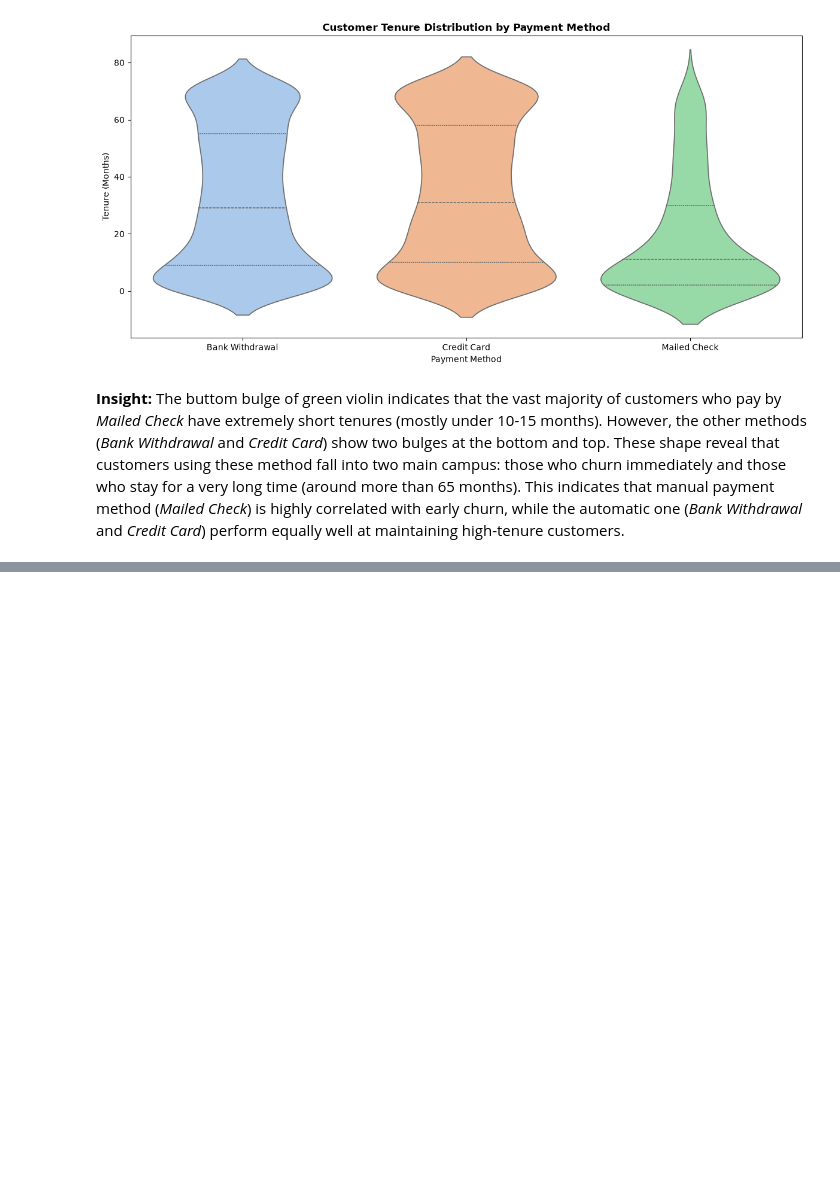
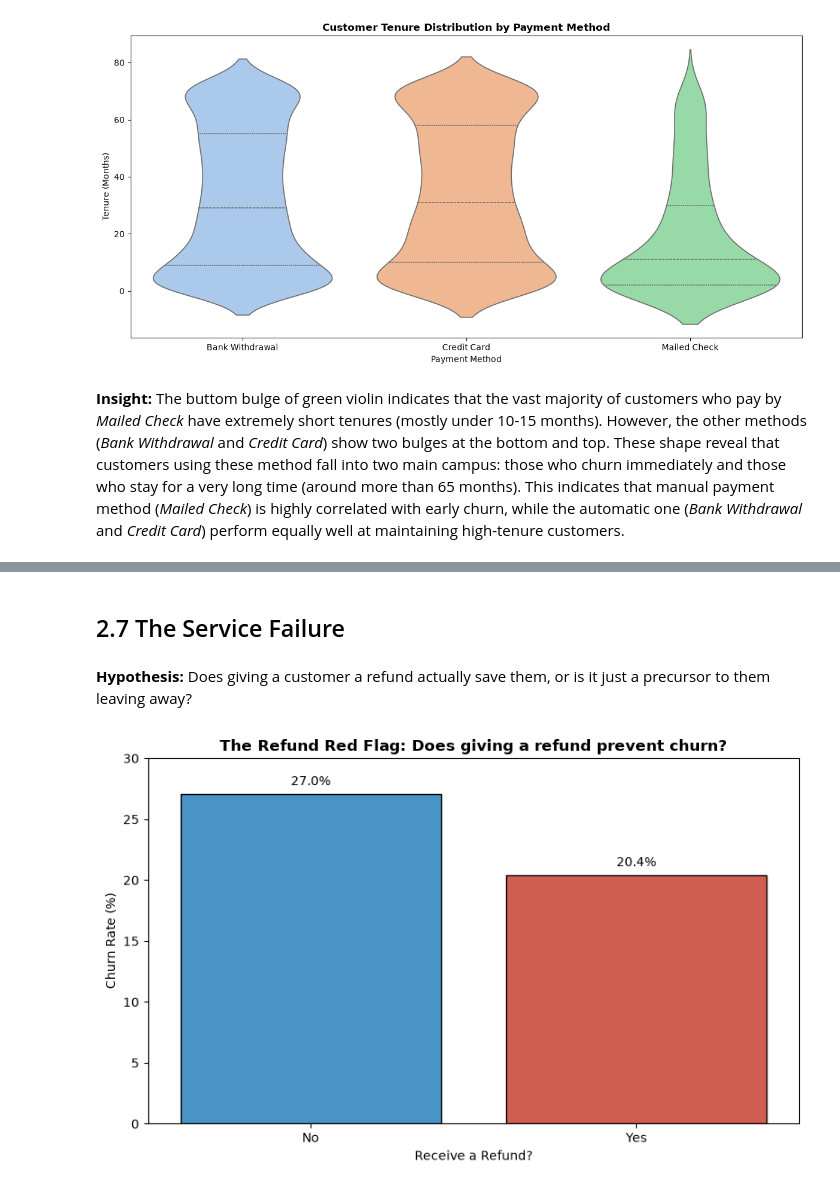
Before and after one commit to n44th44nn/Telco-Customer-Churn-Analysis, a Jupyter notebook: Notebooks/early_preprocessing.ipynb, the cells around one changed output, grey strips where cells are left out. Cells and saved outputs as stored; diff of their text form; code cells hidden in the pictures; blank space fills up the shorter version.

```diff
--- a/Notebooks/early_preprocessing.ipynb
+++ b/Notebooks/early_preprocessing.ipynb
@@ -371,0 +412,41 @@ plt.show()
+# %% [markdown]
+## 2.7 The Service Failure
+# %% [markdown]
+**Hypothesis:** Does giving a customer a refund actually save them, or is it just a precursor to them leaving away?
+# %%
+df['Receive Refund'] = np.where(
+    df['Total Refunds'] > 0,
+    'Yes', 'No'
+)
+
+refund_churn = pd.crosstab(df['Receive Refund'], df['Churn Label'], normalize='index')
+refund_churn['Churn Rate (%)'] = refund_churn['Yes'] * 100
+
+plt.figure(figsize=(8, 5))
+ax = sns.barplot(
+    x=refund_churn.index,
+    y=refund_churn['Churn Rate (%)'],
+    palette={'Yes': '#e74c3c', 'No': '#3498db'},
+    edgecolor='black'
+)
+
+for p in ax.patches:
+    ax.annotate(
+        text=f'{p.get_height():.1f}%',
+        xy=(p.get_x() + p.get_width() / 2., p.get_height()),
+        ha='center',
+        va='bottom',
+        color='black',
+        xytext=(0, 5),
+        textcoords='offset points'
+    )
+
+plt.title('The Refund Red Flag: Does giving a refund prevent churn?', fontweight='bold')
+plt.xlabel('Receive a Refund?')
+plt.ylabel('Churn Rate (%)')
+plt.ylim(0, 30)
+
+plt.tight_layout()
+plt.show()
+# %% [output]
+[figure, added]
```
Also changed, not shown: parts of 27 cells of this notebook.
